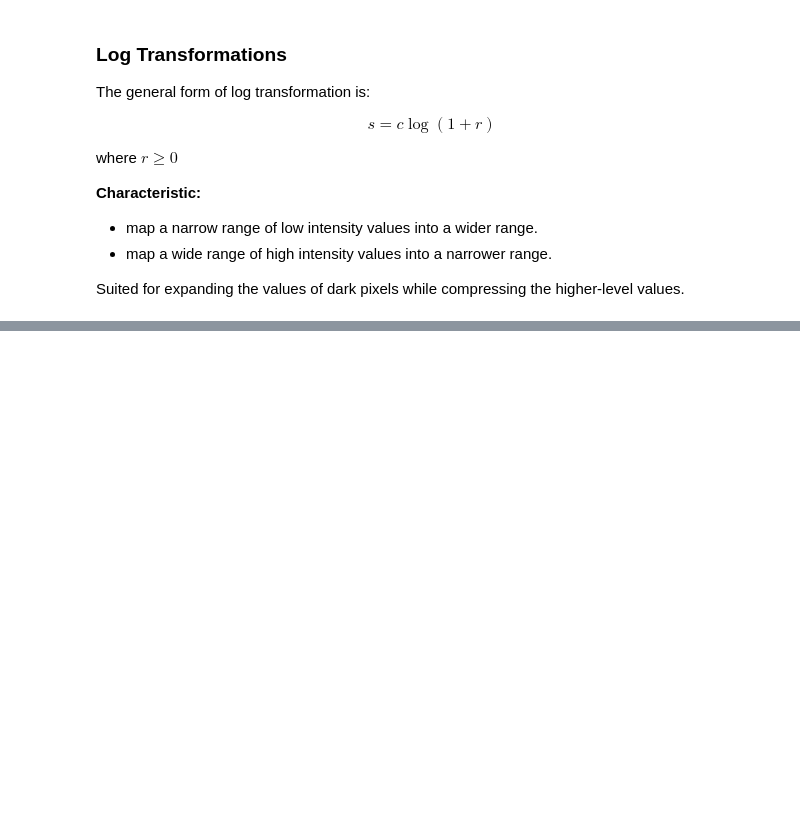
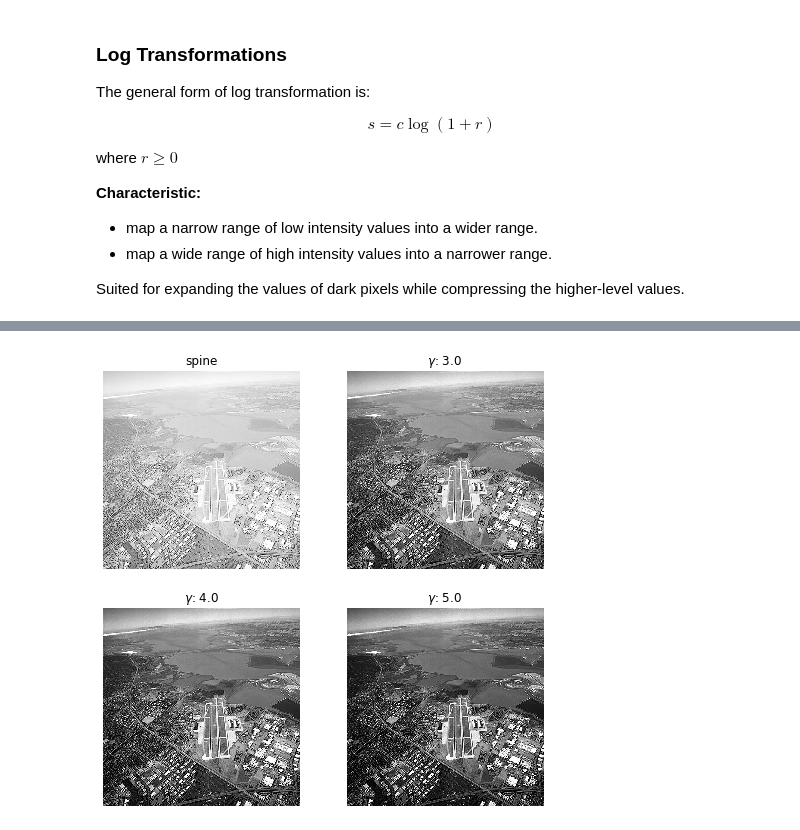
Before and after one commit to DeepWalter/DIP, a Jupyter notebook: chapter03/chapter3.ipynb, the cells around one changed output, grey strips where cells are left out. Cells and saved outputs as stored; diff of their text form; code cells hidden in the pictures; blank space fills up the shorter version.

```diff
--- a/chapter03/chapter3.ipynb
+++ b/chapter03/chapter3.ipynb
@@ -86,0 +133,17 @@ plt.show()
+# %%
+aerial_image = cv.imread('../resource/Fig0309(a)(washed_out_aerial_image).tif',
+                         cv.IMREAD_GRAYSCALE)
+
+gammas = [1.0, 3.0, 4.0, 5.0]
+i = 1
+plt.figure(figsize=(8, 8))
+for gamma in gammas:
+    if i == 1:
+        imshow(aerial_image, 221, title='spine')
+    else:
+        corrected_image = gamma_correct(aerial_image, gamma=gamma)
+        imshow(corrected_image, position=(2, 2, i), title=f'$\gamma$: {gamma}')
+    i += 1
+plt.show()
+# %% [output]
+[figure, added]
```
Also changed, not shown: parts of 5 cells of this notebook, 2 other files.
